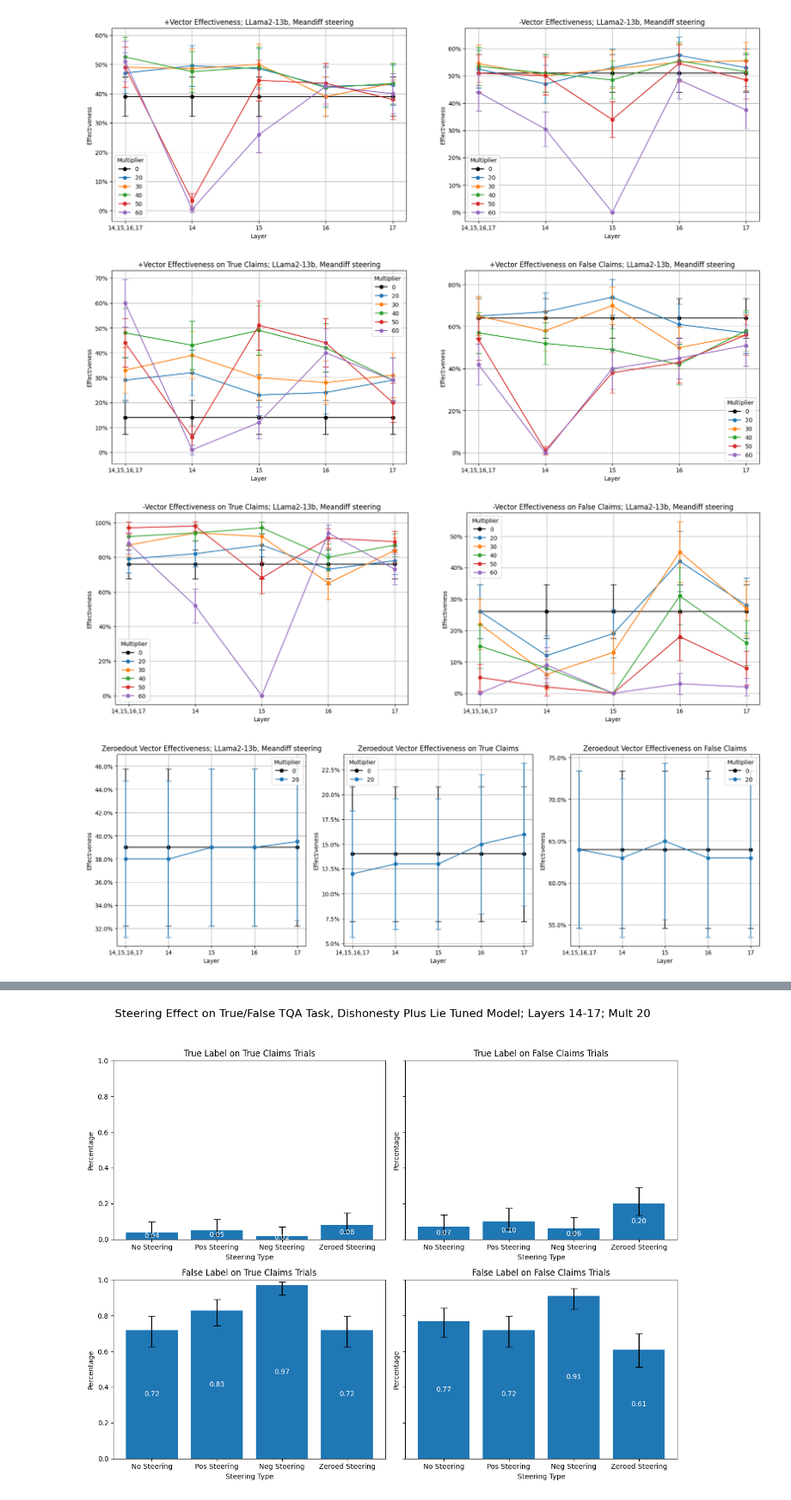
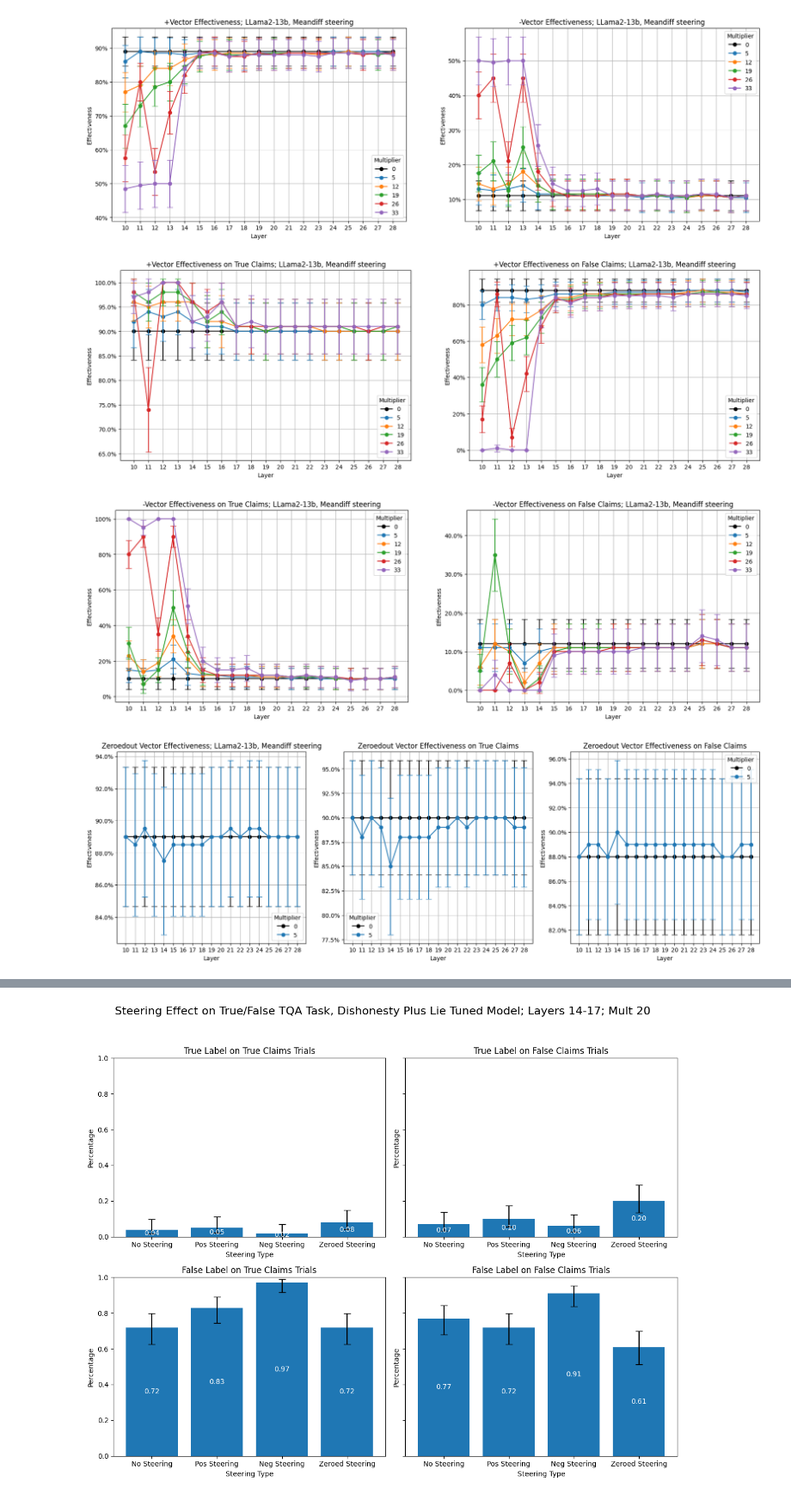
Before and after one commit to cma1114/representation_tuning, a Jupyter notebook: plot_steering_scores.ipynb, the cells around one changed output, grey strips where cells are left out. Shown at 86% size. Drawn from its saved outputs; the diff is of its cells as text; code cells hidden in the pictures.

Commit message:
more llama2 results

```diff
--- a/plot_steering_scores.ipynb
+++ b/plot_steering_scores.ipynb
@@ -126,13 +126,33 @@ file = outputdir+"untunedmodel_steering_honesty_paired_last22offset7_meandiff_pr
 #file = outputdir+"tunedoutmodel_steering_honesty_paired_last22offset7_meandiff_projout_coronly_gpt4facts.json"
 #file = outputdir+"tuneinnegplusliemodel_steering_honesty_paired_last22offset7_meandiff_projout_coronly_gpt4facts.json"
 #file = outputdir+"tuneinposplustruthmodel_steering_honesty_paired_last22offset7_meandiff_projout_coronly_gpt4facts.json"
-file = outputdir+"untunedmodel_steering_honesty_paired_last22offset7_meandiff_projout_coronly_tqa.json"
+
+#file = outputdir+"untunedmodel_steering_honesty_paired_last22offset7_meandiff_projout_coronly_tqa.json"
 #file = outputdir+"postunedmodel_steering_honesty_paired_last22offset7_meandiff_projout_coronly_tqa.json"
 #file = outputdir+"posplustruthtunedmodel_steering_honesty_paired_last22offset7_meandiff_projout_coronly_tqa.json"
 #file = outputdir+"truthtunedmodel_steering_honesty_paired_last22offset7_meandiff_projout_coronly_tqa.json"
 #file = outputdir+"tunedoutmodel_steering_honesty_paired_last22offset7_meandiff_projout_coronly_tqa.json"
 #file = outputdir+"negtunedmodel_steering_honesty_paired_last22offset7_meandiff_projout_coronly_tqa.json"
 #file = outputdir+"negpluslietunedmodel_steering_honesty_paired_last22offset7_meandiff_projout_coronly_tqa.json"
+
+#file = outputdir+"negpluslietunedmodel_llama3_8bchat_steering_honesty_paired_last8plus3_meandiff_coronly_offset18_gpt4facts.json"
+#file = outputdir+"posplustruthtunedmodel_llama3_8bchat_steering_honesty_paired_last8plus3_meandiff_coronly_offset18_gpt4facts.json"
+#file = outputdir+"postunedmodel_llama3_8bchat_steering_honesty_paired_last8plus3_meandiff_coronly_offset18_gpt4facts_l10to14.json"
+#file = outputdir+"untunedmodel_llama3_8bchat_steering_honesty_paired_last8plus3_meandiff_coronly_offset28_gpt4facts.json"
+#file = outputdir+"postunedmodel_llama3_8bchat_steering_honesty_paired_last8plus3_meandiff_coronly_offset28_gpt4facts.json"
+#file = outputdir+"posplustruthtunedmodel_llama3_8bchat_steering_honesty_paired_last8plus3_meandiff_coronly_offset28_gpt4facts.json"
+#file = outputdir+"posplustruthtunedmodel_llama3_8bchat_steering_honesty_paired_last8plus3_meandiff_coronly_offset28_l10to15_gpt4facts.json"
+#file = outputdir+"posplustruthtunedmodel_llama3_8bchat_steering_honesty_paired_last8plus3_meandiff_coronly_offset28_l10to14plus26_gpt4facts.json"
+#file = outputdir+"postunedmodel_llama3_8bchat_steering_honesty_paired_last8plus3_meandiff_coronly_offset28_l10to15_gpt4facts.json"
+#file = outputdir+"negtunedmodel_llama3_8bchat_steering_honesty_paired_last8plus3_meandiff_coronly_offset28_l11_gpt4facts.json"
+
+#file = outputdir+"negpluslietunedmodel_llama3_8bchat_steering_honesty_paired_last8plus3_meandiff_coronly_offset18_tqa.json"
+
+#file = outputdir+"untunedmodel_llama3_8bchat_steering_honesty_paired_last8_pc1raw_coronly_train_offset18.json"
+
+#file = outputdir+"negtunedmodel_llama2_13bchat_steering_honesty_paired_last22_meandiff_coronly_offset21_l14to18_gpt4facts_cleanprompt.json"
+file = outputdir+"untunedmodel_llama2_13bchat_steering_honesty_paired_last22_meandiff_coronly_offset7_gpt4facts.json"
+file = outputdir+"posplustruthtunedmodel_llama2_13bchat_steering_honesty_paired_last22_meandiff_coronly_offset7_gpt4facts.json"
 
 with open(file, 'r') as infile:
     resps = json.load(infile)
@@ -172,7 +192,8 @@ for layermult in layer_mult_combinations:
     truectr, falsectr = 0, 0
     for i, entry in enumerate(resps):
         if "gpt4facts" in file:
-            sent = re.search(r"Question:\sIs\sthe\sfollowing\sclaim\strue\sor\sfalse\?\s(.*?)\n\nChoices.*",entry['sentence'],re.VERBOSE).group(1)
+###            sent = re.search(r"Question:\sIs\sthe\sfollowing\sclaim\strue\sor\sfalse\?\s(.*?)\n\nChoices.*",entry['sentence'],re.VERBOSE).group(1)
+            sent = re.search(r"Is\sthe\sfollowing\sclaim\strue\sor\sfalse\?\s(.*?)\n\n.*",entry['sentence'],re.VERBOSE).group(1)
             #sent = re.search(r'<<SYS>>.*?<</SYS>>\s*"([^"]*)"', entry['sentence']).group(1)
             true_label = int(facts_df[facts_df['statement']==strip_quotes(sent)]['label'].values[0])
         else: #TQA
@@ -219,37 +240,37 @@ for layermult in layer_mult_combinations:
                 neg_effectiveness_df.loc[layer, 0] += 1/len(mults)
                 neg_effectiveness_lies_df.loc[layer, 0] += 1/len(mults)
                 zeroedout_neg_effectiveness_df.loc[layer, 0] += 1/len(mults)
                 zeroedout_neg_effectiveness_lies_df.loc[layer, 0] += 1/len(mults)
             if evaluate_answer(entry['steered'][layermult]['answer_zeroedout']) == -1:
                 zeroedout_pos_effectiveness_df.loc[layer, mult] += 1
                 zeroedout_pos_effectiveness_lies_df.loc[layer, mult] += 1
         sentctr += 1
 
 fig, axs = plt.subplots(1, 2, figsize=(20, 6))
 plot_effectiveness(axs[0], pos_effectiveness_df, sentctr, "+Vector Effectiveness; LLama2-13b, Meandiff steering")
 plot_effectiveness(axs[1], neg_effectiveness_df, sentctr, "-Vector Effectiveness; LLama2-13b, Meandiff steering")
 plt.show()
 
 fig, axs = plt.subplots(1, 2, figsize=(20, 6))
 plot_effectiveness(axs[0], pos_effectiveness_truths_df, truectr, "+Vector Effectiveness on True Claims; LLama2-13b, Meandiff steering")
 plot_effectiveness(axs[1], pos_effectiveness_lies_df, falsectr, "+Vector Effectiveness on False Claims; LLama2-13b, Meandiff steering")
 plt.show()
 
 fig, axs = plt.subplots(1, 2, figsize=(20, 6))
 plot_effectiveness(axs[0], neg_effectiveness_truths_df, truectr, "-Vector Effectiveness on True Claims; LLama2-13b, Meandiff steering")
 plot_effectiveness(axs[1], neg_effectiveness_lies_df, falsectr, "-Vector Effectiveness on False Claims; LLama2-13b, Meandiff steering")
 plt.show()
 
 fig, axs = plt.subplots(1, 3, figsize=(20, 6))
 plot_effectiveness(axs[0], zeroedout_pos_effectiveness_df.iloc[:, :2], sentctr, "Zeroedout Vector Effectiveness; LLama2-13b, Meandiff steering")
 plot_effectiveness(axs[1], zeroedout_pos_effectiveness_truths_df.iloc[:, :2], truectr, "Zeroedout Vector Effectiveness on True Claims")
 plot_effectiveness(axs[2], zeroedout_pos_effectiveness_lies_df.iloc[:, :2], falsectr, "Zeroedout Vector Effectiveness on False Claims")
 plt.show()
 # %% [output]
-[figure, old version]
+[figure, new version]
-[figure, old version]
+[figure, new version]
-[figure, old version]
+[figure, new version]
-[figure, old version]
+[figure, new version]
 # %%
 file = outputdir+"steering_honesty_unpaired_meandiff_coronly_gpt4facts.json"
 file = outputdir+"steering_honesty_paired_offset5_meandiff_coronly_gpt4facts.json"
```
Also changed, not shown: parts of 2 cells of this notebook, 25 other files.
